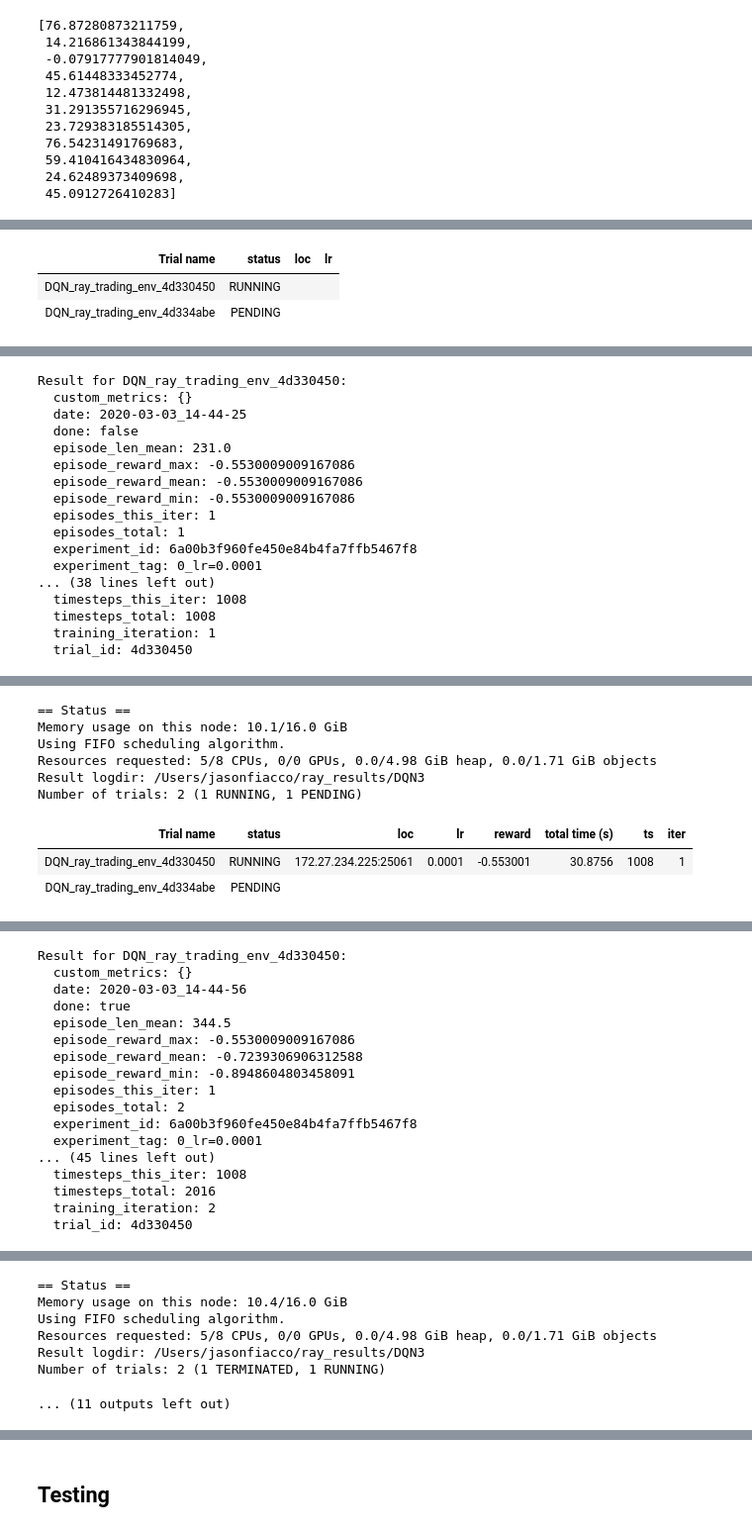
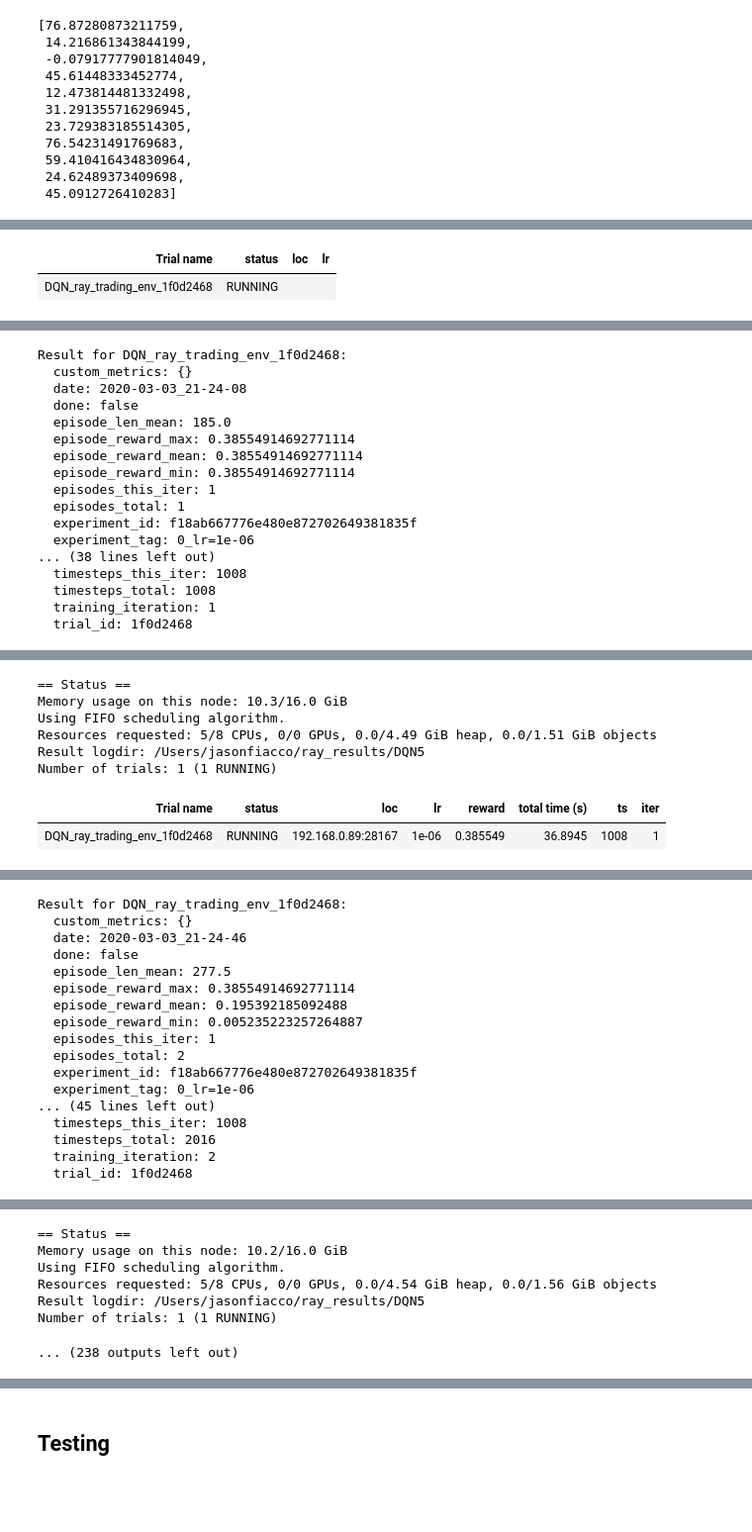
Before and after one commit to jasonfiacco/deeptrader, a Jupyter notebook: examples/predict_it_v2-Ray-attempt.ipynb, the cells around one changed output, grey strips where cells are left out. Shown at 99% size. Saved outputs shown, nothing was run; the diff lists cells and outputs as text; code cells hidden in the pictures; blank space fills up the shorter version.

```diff
--- a/examples/predict_it_v2-Ray-attempt.ipynb
+++ b/examples/predict_it_v2-Ray-attempt.ipynb
@@ -367,14 +372,14 @@ result['hist_stats']['episode_reward']
 # %%
 analysis = tune.run(
         "DQN",
-        name = "DQN3",
+        name = "DQN5",
         checkpoint_at_end=True,
         stop={
-            "timesteps_total": 2000,
+            "timesteps_total": 100000,
         },
         config={
             "env": "ray_trading_env",
-            "lr": grid_search([1e-4, 1e-6]),  # try different lrs
+            "lr": grid_search([1e-6]),  # try different lrs
             "num_workers": 4,  # parallelism,
 
         },
@@ -406,3 +411,2 @@ Number of trials: 2 (1 RUNNING, 1 PENDING)
 | Trial name | status | loc | lr |
-| DQN_ray_trading_env_4d330450 | RUNNING |  |  |
-| DQN_ray_trading_env_4d334abe | PENDING |  |  |
+| DQN_ray_trading_env_1f0d2468 | RUNNING |  |  |
@@ -410,17 +414,17 @@ Number of trials: 2 (1 RUNNING, 1 PENDING)
-Result for DQN_ray_trading_env_4d330450:
+Result for DQN_ray_trading_env_1f0d2468:
   custom_metrics: {}
-  date: 2020-03-03_14-44-25
+  date: 2020-03-03_21-24-08
   done: false
-  episode_len_mean: 231.0
-  episode_reward_max: -0.5530009009167086
-  episode_reward_mean: -0.5530009009167086
-  episode_reward_min: -0.5530009009167086
+  episode_len_mean: 185.0
+  episode_reward_max: 0.38554914692771114
+  episode_reward_mean: 0.38554914692771114
+  episode_reward_min: 0.38554914692771114
   episodes_this_iter: 1
   episodes_total: 1
-  experiment_id: 6a00b3f960fe450e84b4fa7ffb5467f8
-  experiment_tag: 0_lr=0.0001
+  experiment_id: f18ab667776e480e872702649381835f
+  experiment_tag: 0_lr=1e-06
 ... (38 lines left out)
   timesteps_this_iter: 1008
   timesteps_total: 1008
   training_iteration: 1
-  trial_id: 4d330450
+  trial_id: 1f0d2468
@@ -428,9 +432,8 @@ Result for DQN_ray_trading_env_4d330450:
 == Status ==
-Memory usage on this node: 10.1/16.0 GiB
+Memory usage on this node: 10.3/16.0 GiB
 Using FIFO scheduling algorithm.
-Resources requested: 5/8 CPUs, 0/0 GPUs, 0.0/4.98 GiB heap, 0.0/1.71 GiB objects
-Result logdir: /Users/jasonfiacco/ray_results/DQN3
-Number of trials: 2 (1 RUNNING, 1 PENDING)
+Resources requested: 5/8 CPUs, 0/0 GPUs, 0.0/4.49 GiB heap, 0.0/1.51 GiB objects
+Result logdir: /Users/jasonfiacco/ray_results/DQN5
+Number of trials: 1 (1 RUNNING)
 | Trial name | status | loc | lr | reward | total time (s) | ts | iter |
-| DQN_ray_trading_env_4d330450 | RUNNING | 172.27.234.225:25061 | 0.0001 | -0.553001 | 30.8756 | 1008 | 1 |
-| DQN_ray_trading_env_4d334abe | PENDING |  |  |  |  |  |  |
+| DQN_ray_trading_env_1f0d2468 | RUNNING | 192.168.0.89:28167 | 1e-06 | 0.385549 | 36.8945 | 1008 | 1 |
@@ -445,17 +442,17 @@ WARN: Box bound precision lowered by casting to float32
-Result for DQN_ray_trading_env_4d330450:
+Result for DQN_ray_trading_env_1f0d2468:
   custom_metrics: {}
-  date: 2020-03-03_14-44-56
-  done: true
-  episode_len_mean: 344.5
-  episode_reward_max: -0.5530009009167086
-  episode_reward_mean: -0.7239306906312588
-  episode_reward_min: -0.8948604803458091
+  date: 2020-03-03_21-24-46
+  done: false
+  episode_len_mean: 277.5
+  episode_reward_max: 0.38554914692771114
+  episode_reward_mean: 0.195392185092488
+  episode_reward_min: 0.005235223257264887
   episodes_this_iter: 1
   episodes_total: 2
-  experiment_id: 6a00b3f960fe450e84b4fa7ffb5467f8
-  experiment_tag: 0_lr=0.0001
+  experiment_id: f18ab667776e480e872702649381835f
+  experiment_tag: 0_lr=1e-06
 ... (45 lines left out)
   timesteps_this_iter: 1008
   timesteps_total: 2016
   training_iteration: 2
-  trial_id: 4d330450
+  trial_id: 1f0d2468
@@ -479,8 +460,8 @@ invalid value encountered in double_scalars
 == Status ==
-Memory usage on this node: 10.4/16.0 GiB
+Memory usage on this node: 10.2/16.0 GiB
 Using FIFO scheduling algorithm.
-Resources requested: 5/8 CPUs, 0/0 GPUs, 0.0/4.98 GiB heap, 0.0/1.71 GiB objects
-Result logdir: /Users/jasonfiacco/ray_results/DQN3
-Number of trials: 2 (1 TERMINATED, 1 RUNNING)
+Resources requested: 5/8 CPUs, 0/0 GPUs, 0.0/4.54 GiB heap, 0.0/1.56 GiB objects
+Result logdir: /Users/jasonfiacco/ray_results/DQN5
+Number of trials: 1 (1 RUNNING)
-... (11 outputs left out)
+... (238 outputs left out)
 # %%
```
Also changed, not shown: parts of 15 cells of this notebook, 1 other file.
